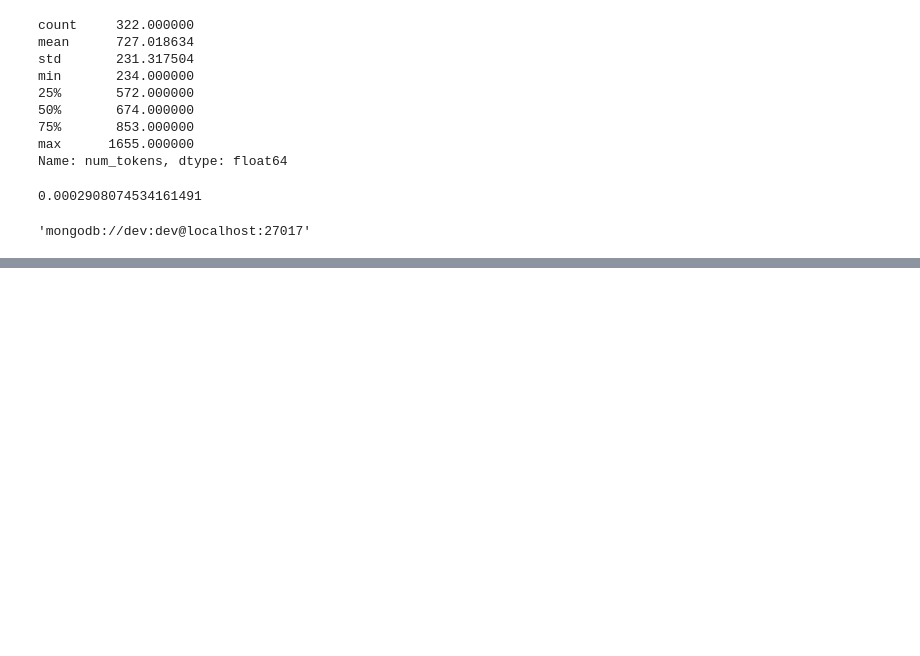
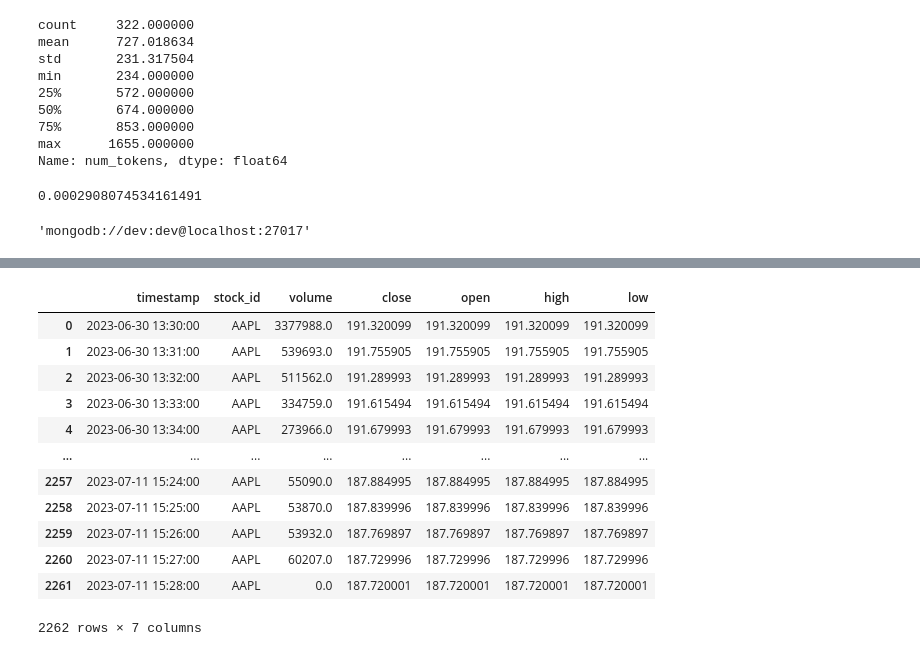
Before and after one commit to anvasquezre/trading_bot_python_ai, a Jupyter notebook: EDA.ipynb, the cells around one changed output, grey strips where cells are left out. Saved outputs shown, nothing was run; the diff lists cells and outputs as text; code cells hidden in the pictures; blank space fills up the shorter version.

```diff
--- a/EDA.ipynb
+++ b/EDA.ipynb
@@ -1397,0 +1476,5 @@ NameError: name 'timeseries' is not defined
+# %%
+
+with client.start_session(causal_consistency=True) as session:
+    collection = db["tick_data"]
+    collection.insert_many(dict_data)
@@ -1397,0 +1492,10 @@ NameError: name 'timeseries' is not defined
+# %%
+
+with client.start_session(causal_consistency=True) as session:
+    collection = db["tick_data"]
+
+    # A secondary read waits for replication of the write.
+    cursor = collection.find({"metadata.stock_id": "EURUSD=X"},
+                             {"timestamp": -1, "value": 1, "_id" : 0}, session=session)
+    docs = list(cursor)
+    df = pd.DataFrame(docs)
@@ -1397,0 +1533,24 @@ NameError: name 'timeseries' is not defined
+# %%
+df['close'] = df['value'].astype(float)
+df['volume'] = df['volume'].astype(float)
+df['open'] = df['close']
+df['high'] = df['close']
+df['low'] = df['close']
+# %%
+df.drop(columns = ["value", "_id"], inplace = True)
+# %%
+df
+# %% [output]
+|  | timestamp | stock_id | volume | close | open | high | low |
+| 0 | 2023-06-30 13:30:00 | AAPL | 3377988.0 | 191.320099 | 191.320099 | 191.320099 | 191.320099 |
+| 1 | 2023-06-30 13:31:00 | AAPL | 539693.0 | 191.755905 | 191.755905 | 191.755905 | 191.755905 |
+| 2 | 2023-06-30 13:32:00 | AAPL | 511562.0 | 191.289993 | 191.289993 | 191.289993 | 191.289993 |
+| 3 | 2023-06-30 13:33:00 | AAPL | 334759.0 | 191.615494 | 191.615494 | 191.615494 | 191.615494 |
+| 4 | 2023-06-30 13:34:00 | AAPL | 273966.0 | 191.679993 | 191.679993 | 191.679993 | 191.679993 |
+| ... | ... | ... | ... | ... | ... | ... | ... |
+| 2257 | 2023-07-11 15:24:00 | AAPL | 55090.0 | 187.884995 | 187.884995 | 187.884995 | 187.884995 |
+| 2258 | 2023-07-11 15:25:00 | AAPL | 53870.0 | 187.839996 | 187.839996 | 187.839996 | 187.839996 |
+| 2259 | 2023-07-11 15:26:00 | AAPL | 53932.0 | 187.769897 | 187.769897 | 187.769897 | 187.769897 |
+| 2260 | 2023-07-11 15:27:00 | AAPL | 60207.0 | 187.729996 | 187.729996 | 187.729996 | 187.729996 |
+| 2261 | 2023-07-11 15:28:00 | AAPL | 0.0 | 187.720001 | 187.720001 | 187.720001 | 187.720001 |
+2262 rows × 7 columns
```
Also changed, not shown: parts of 22 cells of this notebook, 20 other files.
